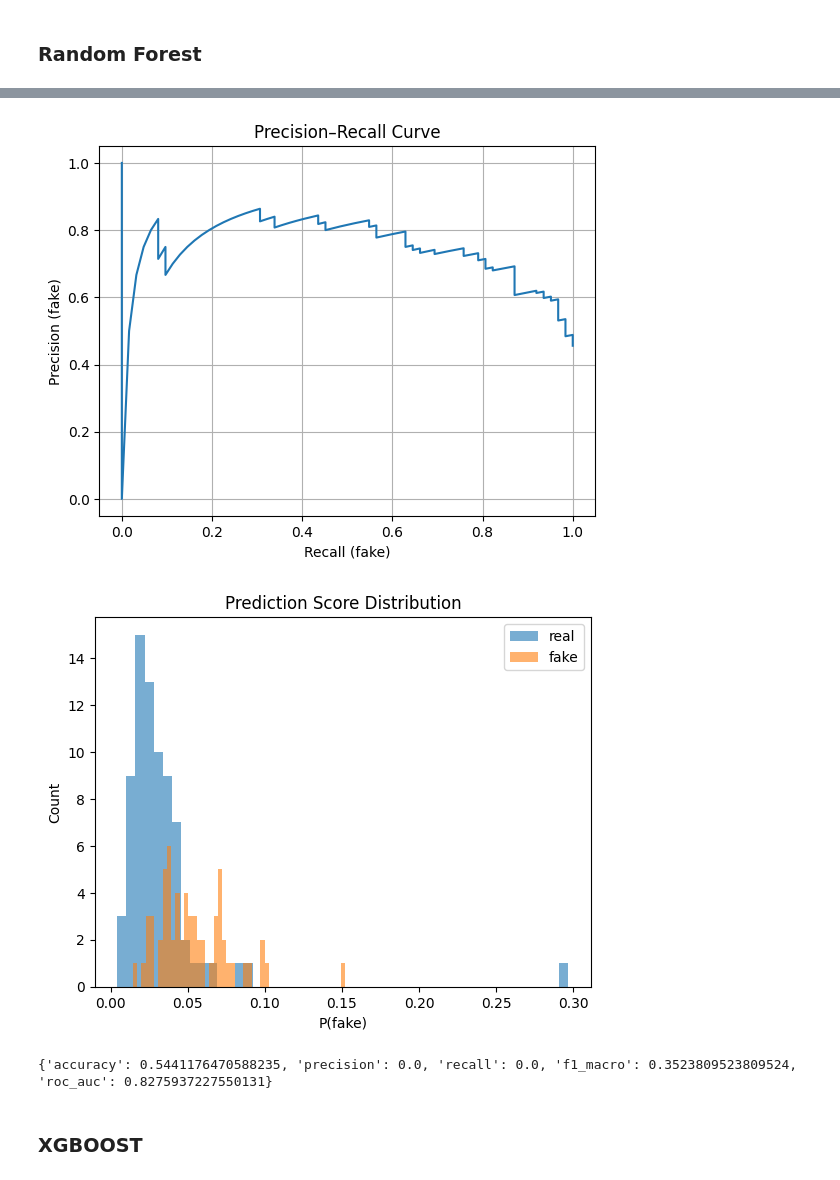
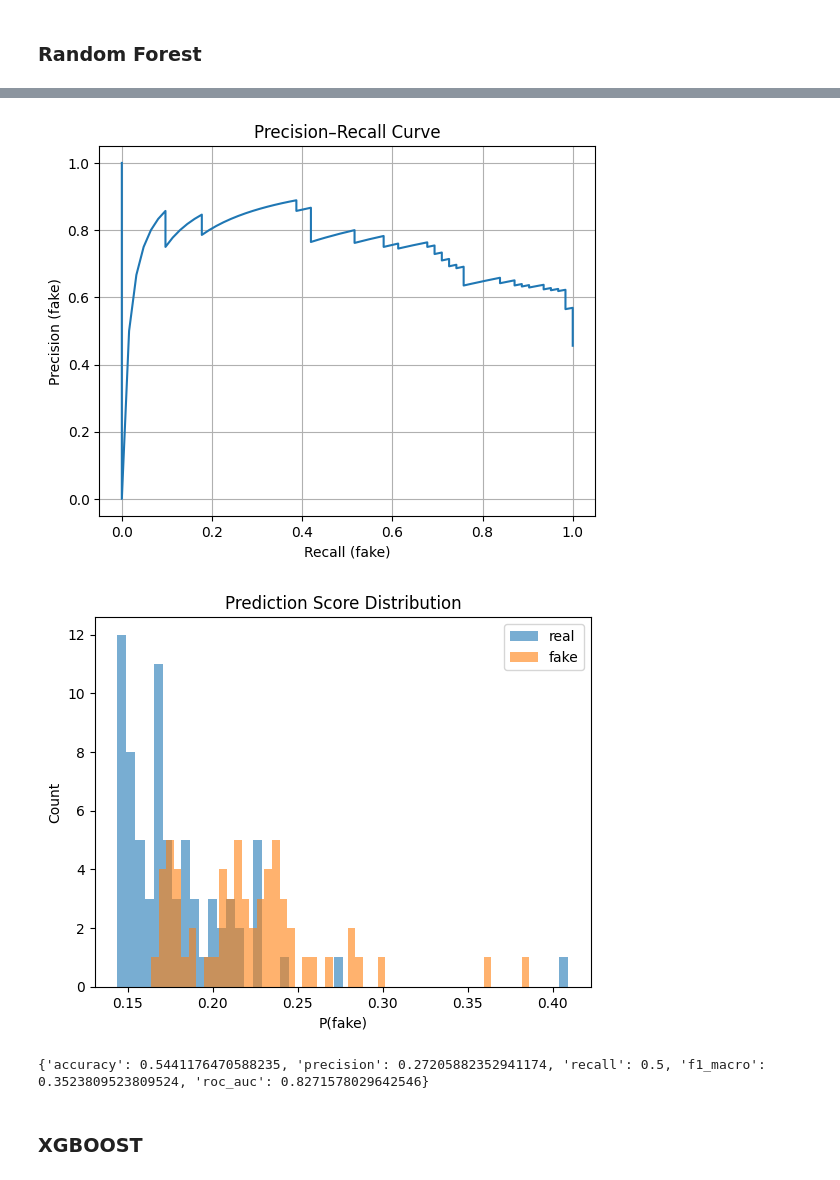
Before and after one commit to g-nazos/audio-deepfake-detection, a Jupyter notebook: notebooks/model_zero_shot_evaluation.ipynb, the cells around one changed output, grey strips where cells are left out. Cells and saved outputs as stored; diff of their text form; code cells hidden in the pictures.

Commit message:
fixed path added missing models

```diff
--- a/notebooks/model_zero_shot_evaluation.ipynb
+++ b/notebooks/model_zero_shot_evaluation.ipynb
@@ -146,9 +144,8 @@ ROC AUC: 0.567
 # %% [markdown]
 ### RBF SVM
 # %%
-best_model_path = os.path.join(MODELS_PATH, 'rbf_svm','exp_20260131_233334', 'model.joblib')
+best_model_path = os.path.join(FINAL_MODELS_PATH, 'rbf_svm','exp_20260207_200752', 'model.joblib')
 model = joblib.load(best_model_path)
-
 
 elev_test_data_path = os.path.join(ELEVEN_LABS_FEATURES_PATH, "eleven_labs_features_mean_20_128_256_128.parquet")
 metrics, metadata_extra = evaluate_model_on_parquet(model, elev_test_data_path, plots=True)
@@ -158,0 +158,7 @@ print(metrics)
+# %%
+best_model_path = os.path.join(FINAL_MODELS_PATH, 'poly_svm','exp_20260207_201742', 'model.joblib')
+model = joblib.load(best_model_path)
+
+elev_test_data_path = os.path.join(ELEVEN_LABS_FEATURES_PATH, "eleven_labs_features_mean_20_128_256_128.parquet")
+metrics, metadata_extra = evaluate_model_on_parquet(model, elev_test_data_path, plots=True)
+print(metrics)
@@ -158,0 +170,7 @@ print(metrics)
+# %%
+best_model_path = os.path.join(FINAL_MODELS_PATH, 'sigmoid_svm','exp_20260207_204305', 'model.joblib')
+model = joblib.load(best_model_path)
+
+elev_test_data_path = os.path.join(ELEVEN_LABS_FEATURES_PATH, "eleven_labs_features_mean_20_128_256_128.parquet")
+metrics, metadata_extra = evaluate_model_on_parquet(model, elev_test_data_path, plots=True)
+print(metrics)
@@ -158,0 +182,7 @@ print(metrics)
+# %%
+best_model_path = os.path.join(FINAL_MODELS_PATH, 'Dtree','exp_20260207_210558', 'model.joblib')
+model = joblib.load(best_model_path)
+
+elev_test_data_path = os.path.join(ELEVEN_LABS_FEATURES_PATH, "eleven_labs_features_mean_20_128_256_128.parquet")
+metrics, metadata_extra = evaluate_model_on_parquet(model, elev_test_data_path, plots=True)
+print(metrics)
@@ -159,19 +194,18 @@ print(metrics)
 # %% [markdown]
 ### Random Forest
 # %%
-best_model_path = os.path.join(MODELS_PATH, 'RF_grid','exp_20260202_135016', 'model.joblib')
+best_model_path = os.path.join(FINAL_MODELS_PATH, 'RF','exp_20260208_163746', 'model.joblib')
 
 model = joblib.load(best_model_path)
-
 
 elev_test_data_path = os.path.join(ELEVEN_LABS_FEATURES_PATH, "eleven_labs_features_mean_20_128_256_128.parquet")
 metrics, metadata_extra = evaluate_model_on_parquet(model, elev_test_data_path, plots=True)
 print(metrics)
 # %% [output]
 [figure]
-[figure, old version]
+[figure, new version]
-[figure, old version]
+[figure, new version]
-{'accuracy': 0.5441176470588235, 'precision': 0.0, 'recall': 0.0, 'f1_macro': 0.3523809523809524, 'roc_auc': 0.8275937227550131}
+{'accuracy': 0.5441176470588235, 'precision': 0.27205882352941174, 'recall': 0.5, 'f1_macro': 0.3523809523809524, 'roc_auc': 0.8271578029642546}
 # %% [markdown]
 ### XGBOOST
 # %%
```
Also changed, not shown: parts of 13 cells of this notebook.
